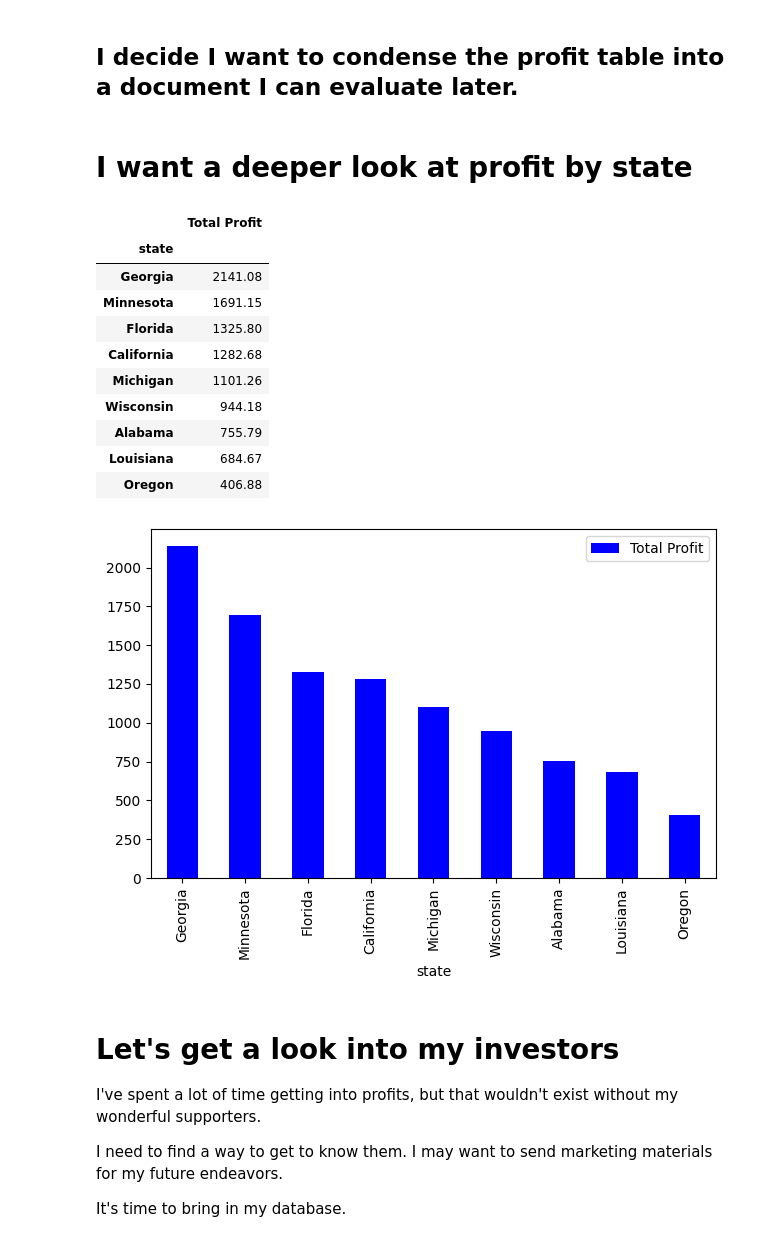
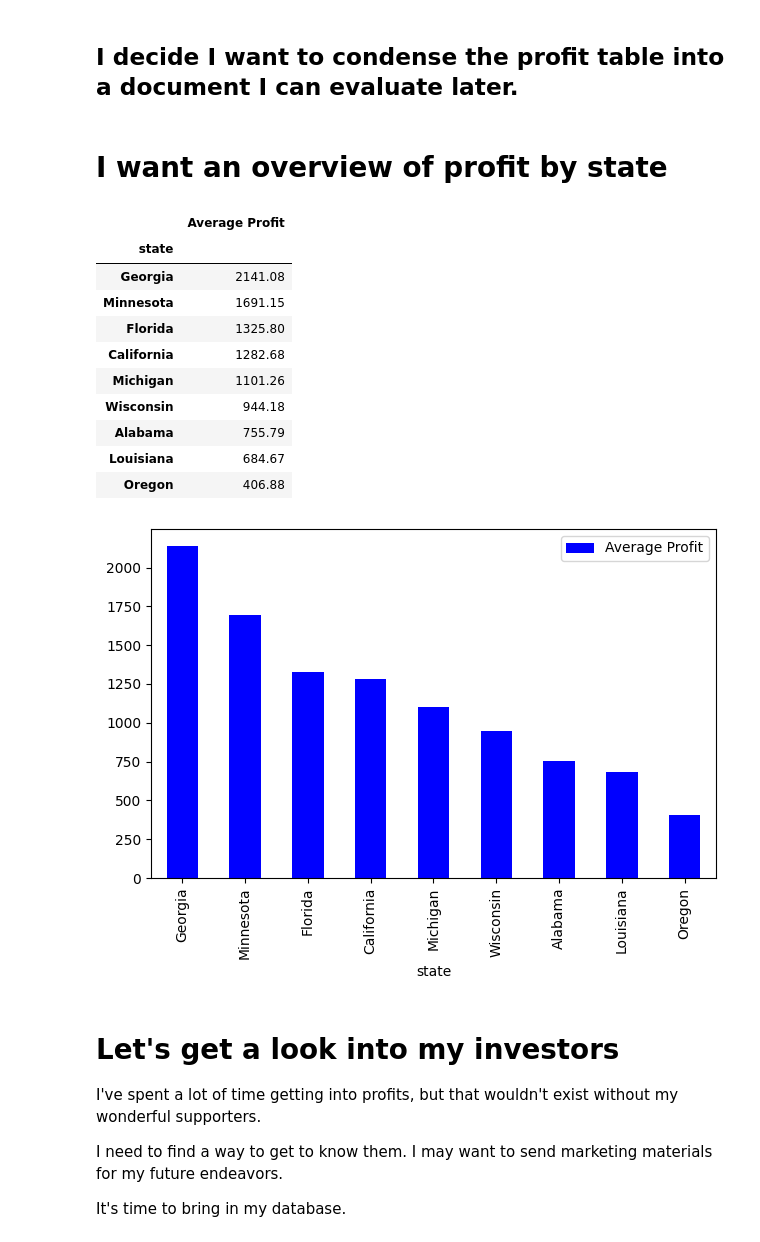
Before and after one commit to JodieMullins/CY-Demo, a Jupyter notebook: Demo.ipynb, the cells around one changed output. Saved outputs shown, nothing was run; the diff lists cells and outputs as text; code cells hidden in the pictures.

```diff
--- a/Demo.ipynb
+++ b/Demo.ipynb
@@ -388,23 +392,26 @@ display(total_profit_by_state)
 total_profit_by_state.to_csv(r'info/total_profit_by_state.csv',
                              index= False) #do not include index in file
 # %% [markdown]
-# I want a deeper look at profit by state
+# I want an overview of profit by state
 # %%
 # which state was the item ordered from
 state_pivot = total_profit_by_state.copy()
 
 # create a pivot table grouping 'Total Profit' by states
 # give me an average of the sales for that state
 # cast the result into a number rounded up to two decimal points
 state_pivot = round(state_pivot.groupby('state')[['Total Profit']].mean(), 2)
 
 # sort by profit instead of alphabetical order of states
 state_pivot = state_pivot.sort_values('Total Profit', ascending=False)
 
+# rename 'Total Profit' column because we just took the average
+state_pivot.columns = ['Average Profit']
+
 # list of states in order of most profitable to least
 display(state_pivot)
 # %% [output]
-|  | Total Profit |
+|  | Average Profit |
 | state |  |
 | Georgia | 2141.08 |
 | Minnesota | 1691.15 |
@@ -425,7 +432,7 @@ plt.tight_layout()
 # This bar graph displays each state I did business in
 # For each state, approximately how much profit was made from custom designs and shoe adornments combined
 # %% [output]
-[figure, old version]
+[figure, new version]
 # %% [markdown]
 # Let's get a look into my investors
 
```
Also changed, not shown: parts of 3 cells of this notebook.
